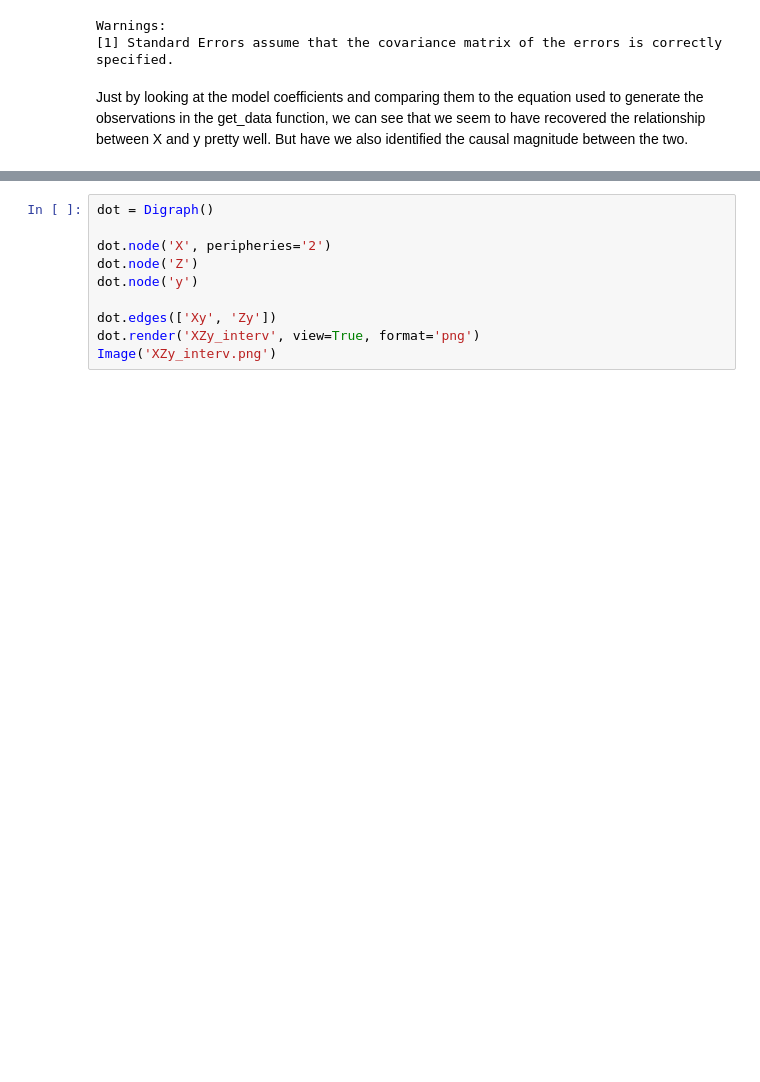
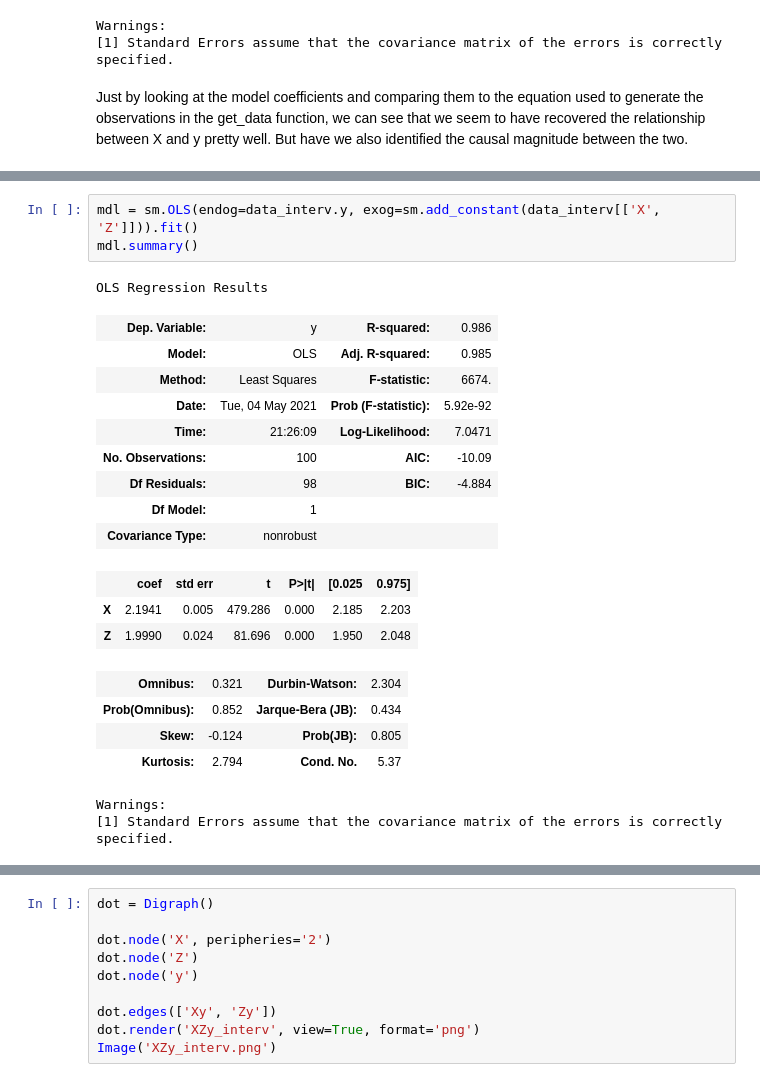
Before and after one commit to RoetGer/applied-causality-booklet, a Jupyter notebook: causality_basics.ipynb, the cells around one changed output, grey strips where cells are left out. Saved outputs shown, nothing was run; the diff lists cells and outputs as text; blank space fills up the shorter version.

```diff
--- a/causality_basics.ipynb
+++ b/causality_basics.ipynb
@@ -290,0 +291,23 @@ plot_obs_and_pi(data_interv.y, pred_int_low, pred_int_up)
+# %%
+mdl = sm.OLS(endog=data_interv.y, exog=sm.add_constant(data_interv[['X', 'Z']])).fit()
+mdl.summary()
+# %% [output]
+OLS Regression Results
+| Dep. Variable: | y | R-squared: | 0.986 |
+| Model: | OLS | Adj. R-squared: | 0.985 |
+| Method: | Least Squares | F-statistic: | 6674. |
+| Date: | Tue, 04 May 2021 | Prob (F-statistic): | 5.92e-92 |
+| Time: | 21:26:09 | Log-Likelihood: | 7.0471 |
+| No. Observations: | 100 | AIC: | -10.09 |
+| Df Residuals: | 98 | BIC: | -4.884 |
+| Df Model: | 1 |  |  |
+| Covariance Type: | nonrobust |  |  |
+|  | coef | std err | t | P>|t| | [0.025 | 0.975] |
+| X | 2.1941 | 0.005 | 479.286 | 0.000 | 2.185 | 2.203 |
+| Z | 1.9990 | 0.024 | 81.696 | 0.000 | 1.950 | 2.048 |
+| Omnibus: | 0.321 | Durbin-Watson: | 2.304 |
+| Prob(Omnibus): | 0.852 | Jarque-Bera (JB): | 0.434 |
+| Skew: | -0.124 | Prob(JB): | 0.805 |
+| Kurtosis: | 2.794 | Cond. No. | 5.37 |
+Warnings:
+[1] Standard Errors assume that the covariance matrix of the errors is correctly specified.
```
Also changed, not shown: parts of 21 cells of this notebook.
